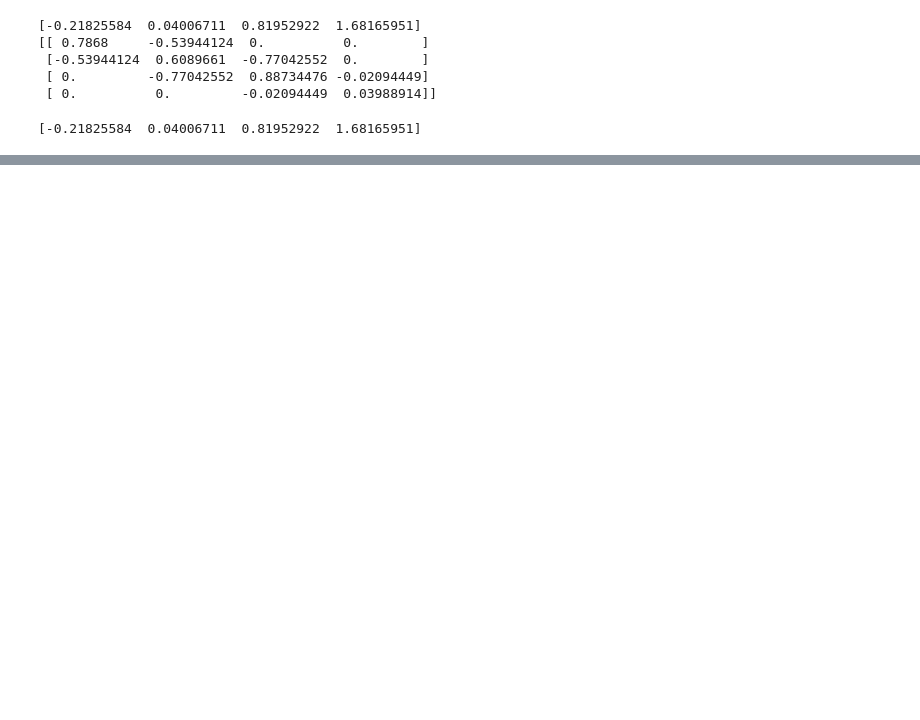
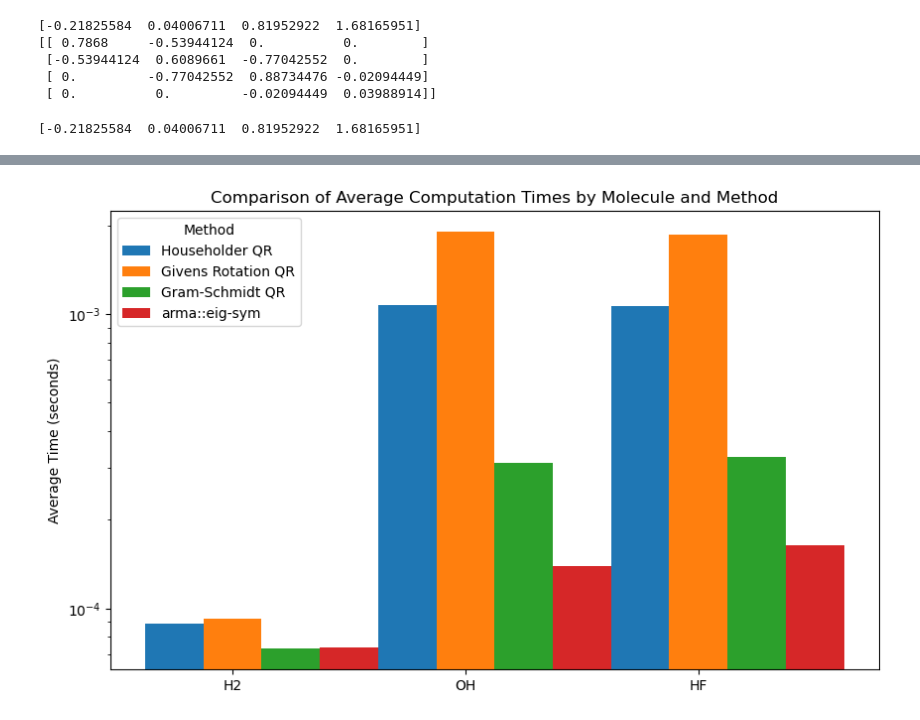
Before and after one commit to amarjilani/chem279_final, a Jupyter notebook: householder.ipynb, the cells around one changed output, grey strips where cells are left out. Saved outputs shown, nothing was run; the diff lists cells and outputs as text; code cells hidden in the pictures; blank space fills up the shorter version.

```diff
--- a/householder.ipynb
+++ b/householder.ipynb
@@ -67,0 +134,23 @@ print(np.round(np.sort(eigen_values), 10))
+# %%
+molecules = ['H2', 'OH', 'HF']
+times = np.array([h2_times, oh_times, hf_times])
+
+# Setup for grouped bar chart
+x = np.arange(len(molecules))  # label locations
+width = 0.25  # width of the bars
+
+plt.figure(figsize=(10, 6))
+# Plotting each set of bars for the different methods
+for i, method in enumerate(methods):
+    plt.bar(x + i*width, times[:, i], width, label=method)
+
+# Add some text for labels, title and custom x-axis tick labels, etc.
+plt.ylabel('Average Time (seconds)')
+plt.title('Comparison of Average Computation Times by Molecule and Method')
+plt.xticks(x + width, molecules)
+plt.yscale('log')
+plt.legend(title="Method")
+
+plt.show()
+# %% [output]
+[figure, added]
```
Also changed, not shown: parts of 5 cells of this notebook, 13 other files.
